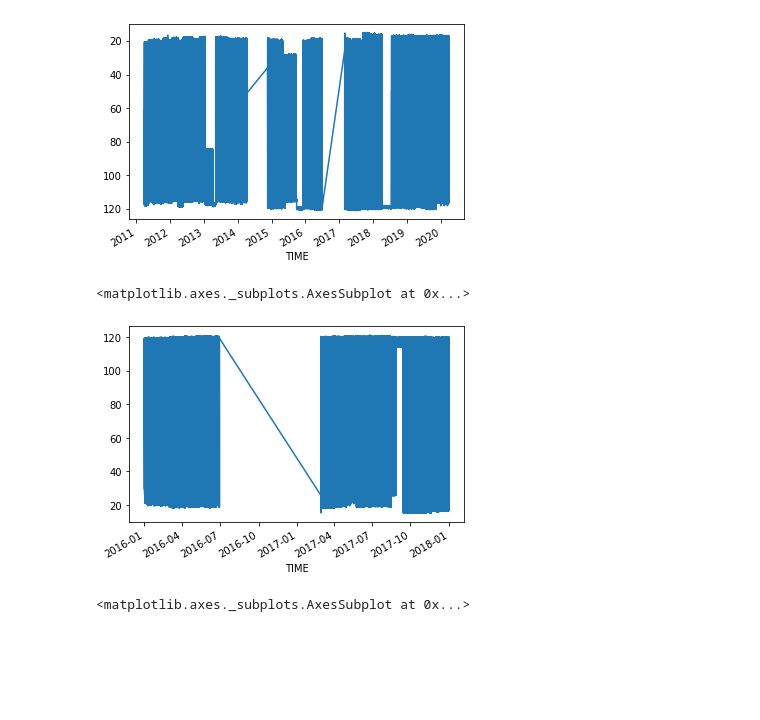
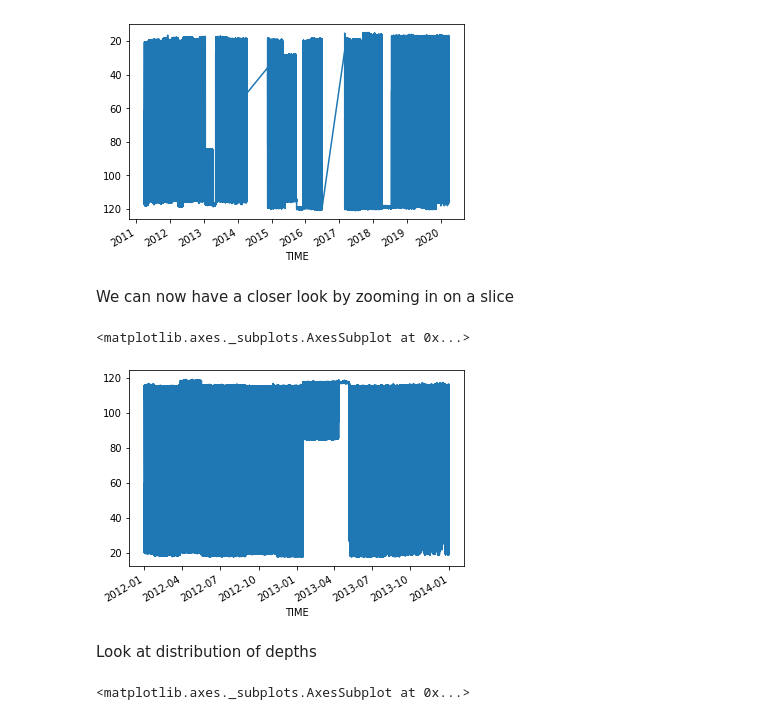
Before and after one commit to Stuartsgithub/BMP2020, a Jupyter notebook: BMP2020_aggregated_latest.ipynb, the cells around one changed output. Drawn from its saved outputs; the diff is of its cells as text; code cells hidden in the pictures; blank space fills up the shorter version.

```diff
--- a/BMP2020_aggregated_latest.ipynb
+++ b/BMP2020_aggregated_latest.ipynb
@@ -84,12 +96,14 @@ plt.gca().invert_yaxis()
 # df_good.DEPTH.plot.scatter('TIME','DEPTH') syntax
 # %% [output]
 [figure]
-# %%
-# and zoom in on a subset ???
-df_good['2016':'2017'].DEPTH.plot()
-
-#big data gaps - create a summary of this..
-# %% [output]
-<matplotlib.axes._subplots.AxesSubplot at 0x...>
-[figure, removed]
+# %% [markdown]
+We can now have a closer look by zooming in on a slice
+# %%
+df_good['2012':'2013'].DEPTH.plot()
+#refer appendix for datagap/interpolating discussion.
+# %% [output]
+<matplotlib.axes._subplots.AxesSubplot at 0x...>
+[figure, added]
+# %% [markdown]
+Look at distribution of depths
 # %%
```
Also changed, not shown: parts of 63 cells of this notebook.
